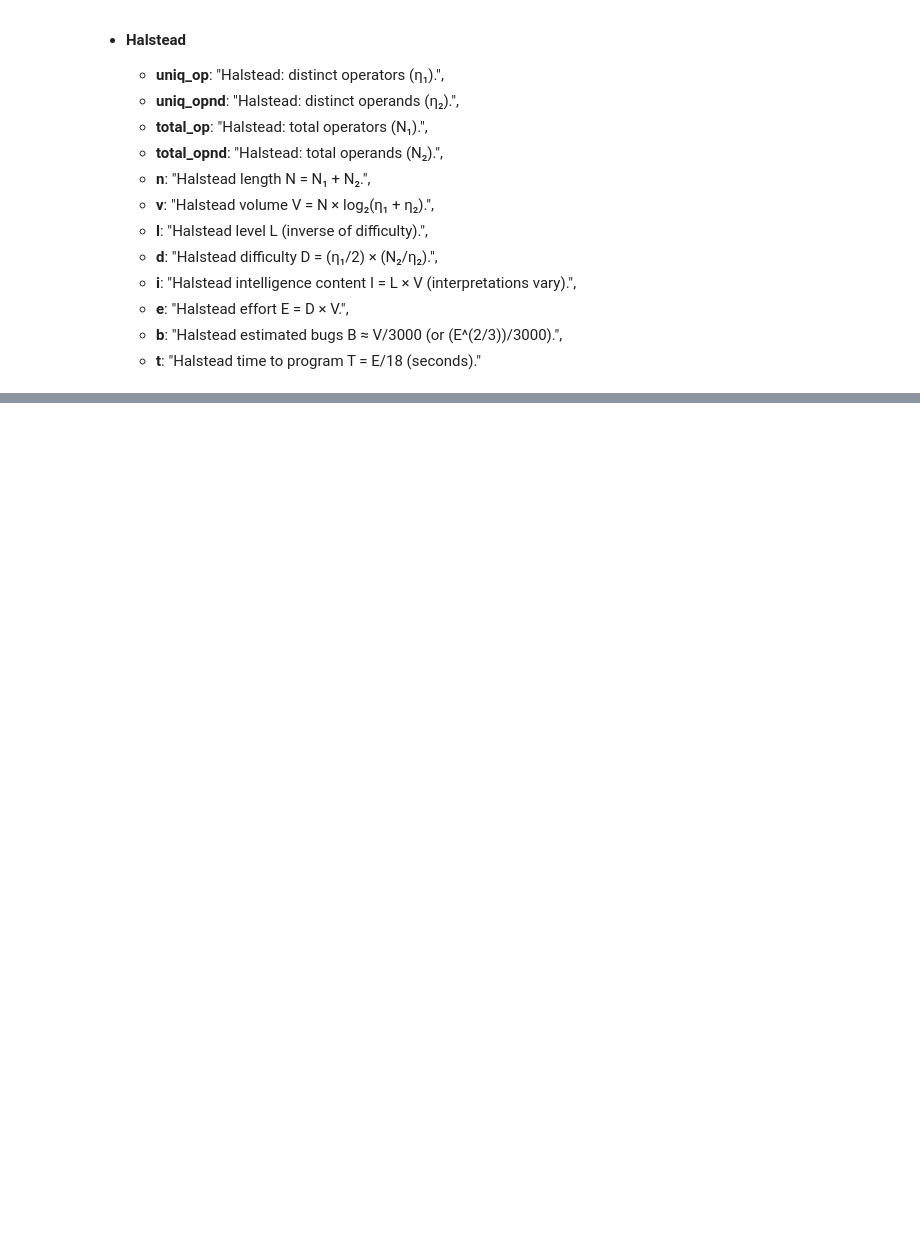
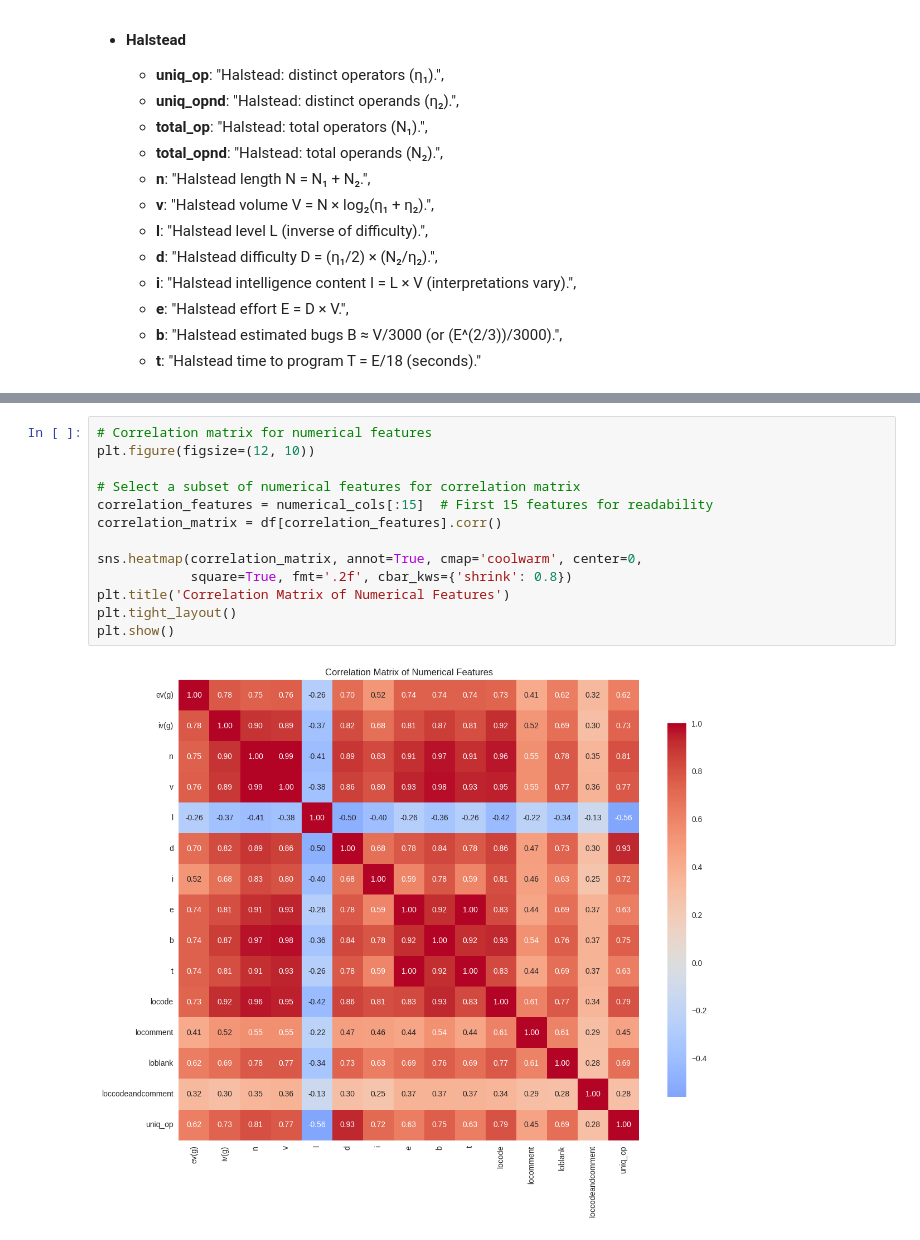
Before and after one commit to fpinell/mlsa, a Jupyter notebook: AA20252026/exercises/exercise_1_supervised_learning.ipynb, the cells around one changed output, grey strips where cells are left out. Drawn from its saved outputs; the diff is of its cells as text; blank space fills up the shorter version.

```diff
--- a/AA20252026/exercises/exercise_1_supervised_learning.ipynb
+++ b/AA20252026/exercises/exercise_1_supervised_learning.ipynb
@@ -67,0 +215,15 @@ dtype: int64
+# %%
+# Correlation matrix for numerical features
+plt.figure(figsize=(12, 10))
+
+# Select a subset of numerical features for correlation matrix
+correlation_features = numerical_cols[:15]  # First 15 features for readability
+correlation_matrix = df[correlation_features].corr()
+
+sns.heatmap(correlation_matrix, annot=True, cmap='coolwarm', center=0,
+            square=True, fmt='.2f', cbar_kws={'shrink': 0.8})
+plt.title('Correlation Matrix of Numerical Features')
+plt.tight_layout()
+plt.show()
+# %% [output]
+[figure, added]
```
Also changed, not shown: parts of 31 cells of this notebook.
